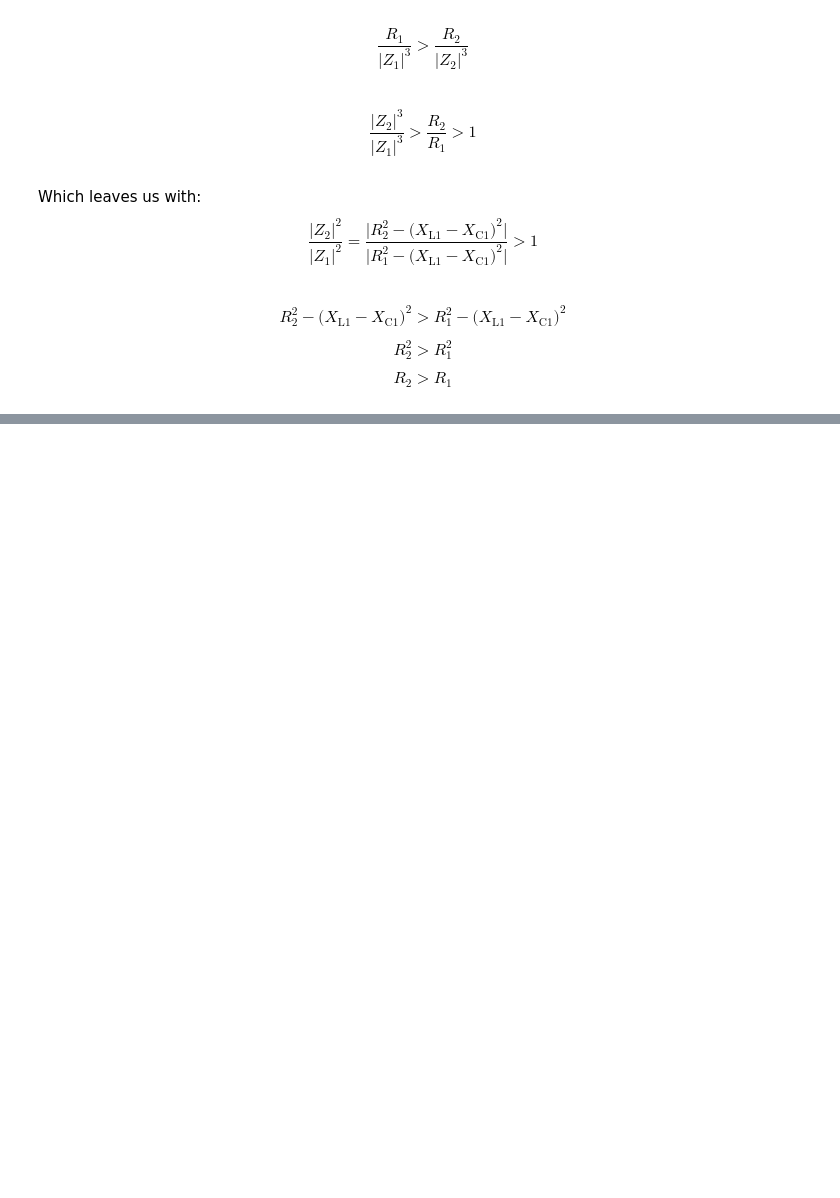
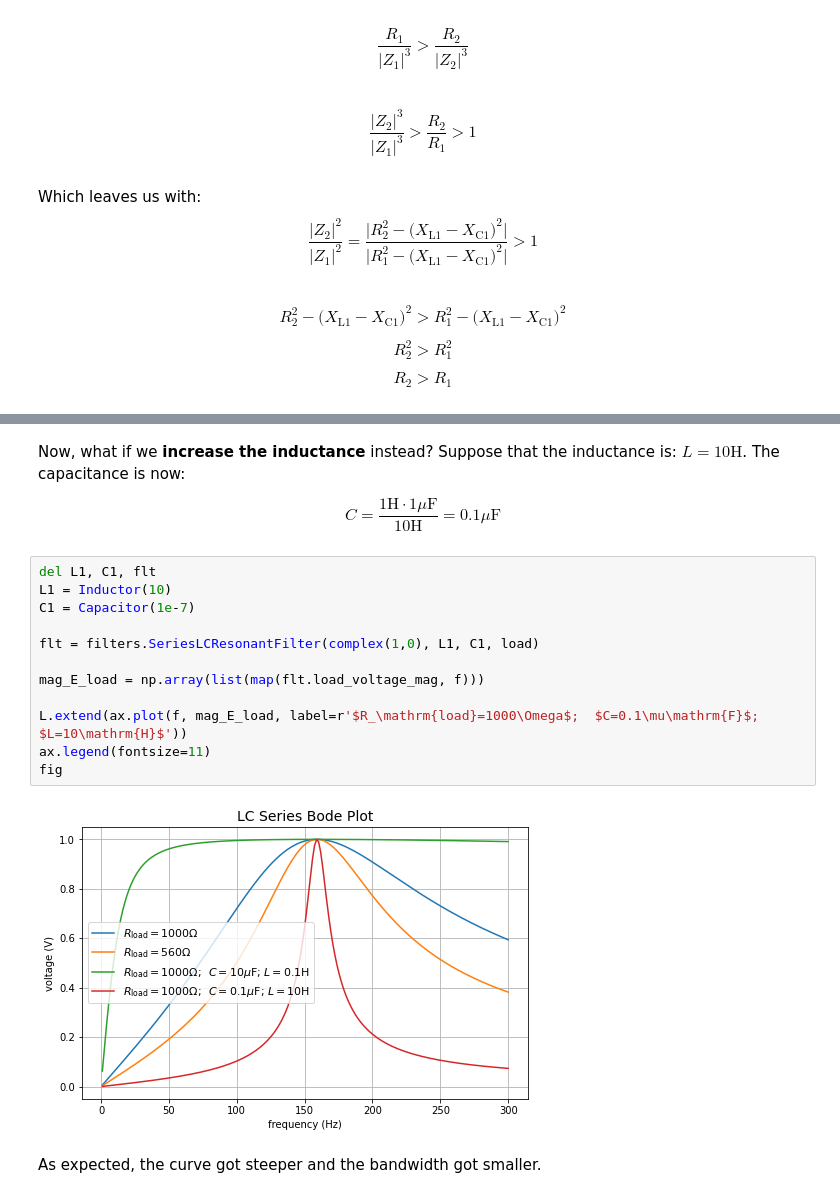
Before and after one commit to jordandll/CircuitTheory-Jupyter, a Jupyter notebook: AlternatingCurrent/Filters/Resonant.ipynb, the cells around one changed output, grey strips where cells are left out. Drawn from its saved outputs; the diff is of its cells as text; blank space fills up the shorter version.

```diff
--- a/AlternatingCurrent/Filters/Resonant.ipynb
+++ b/AlternatingCurrent/Filters/Resonant.ipynb
@@ -157,0 +201,20 @@ $$ R_2 > R_1$$
+# %% [markdown]
+Now, what if we **increase the inductance** instead?  Suppose that the inductance is:  $L=10\mathrm{H}$.  The capacitance is now:
+
+$$ C = \frac{1\mathrm{H}\cdot1\mu\mathrm{F}}{10\mathrm{H}} = 0.1\mu\mathrm{F}$$
+# %%
+del L1, C1, flt
+L1 = Inductor(10)
+C1 = Capacitor(1e-7)
+
+flt = filters.SeriesLCResonantFilter(complex(1,0), L1, C1, load)
+
+mag_E_load = np.array(list(map(flt.load_voltage_mag, f)))
+
+L.extend(ax.plot(f, mag_E_load, label=r'$R_\mathrm{load}=1000\Omega$;  $C=0.1\mu\mathrm{F}$; $L=10\mathrm{H}$'))
+ax.legend(fontsize=11)
+fig
+# %% [output]
+[figure, added]
+# %% [markdown]
+As expected, the curve got steeper and the bandwidth got smaller.
```
Also changed, not shown: parts of 28 cells of this notebook.
